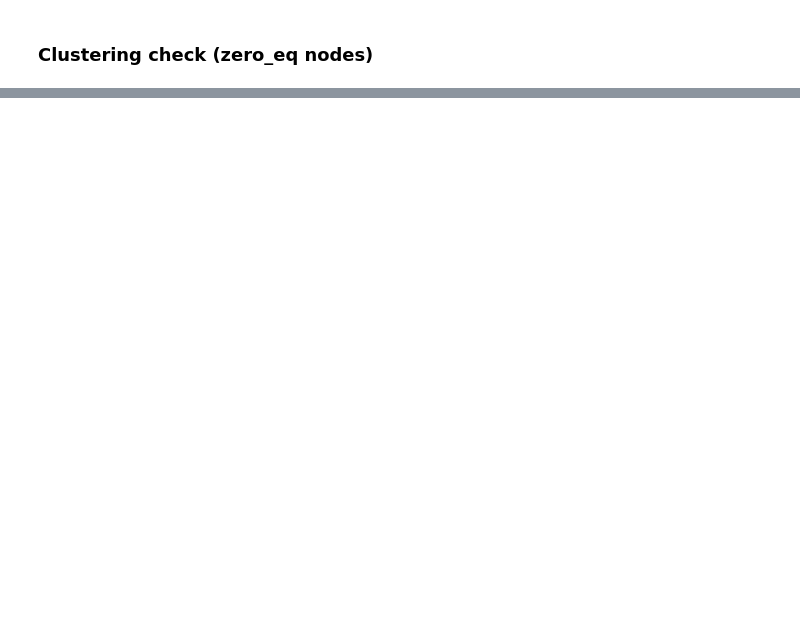
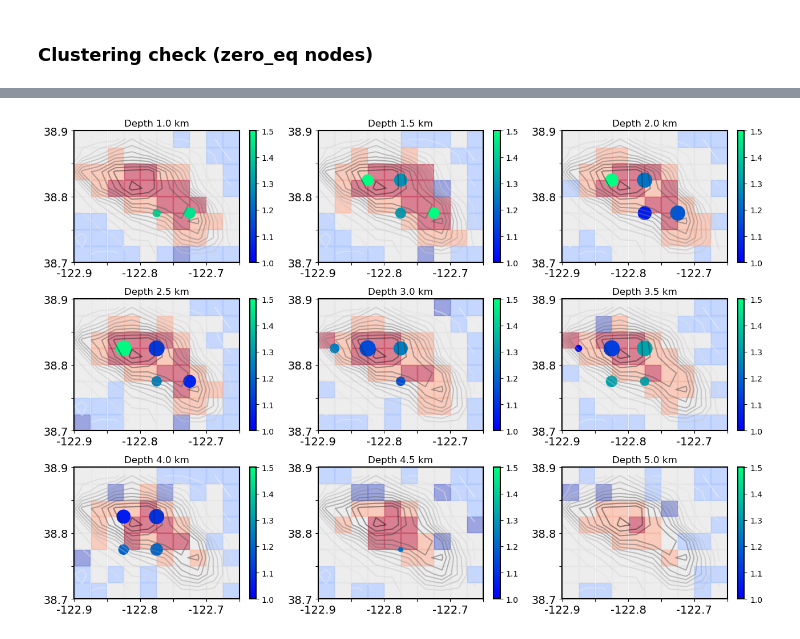
Before and after one commit to maciej-sakwa/the_geysers, a Jupyter notebook: GEYSERS_notebook.ipynb, the cells around one changed output, grey strips where cells are left out. Drawn from its saved outputs; the diff is of its cells as text; code cells hidden in the pictures; blank space fills up the shorter version.

```diff
--- a/GEYSERS_notebook.ipynb
+++ b/GEYSERS_notebook.ipynb
@@ -78,0 +174,4 @@ water_injections
+# %%
+df_nodes['lat_id'] = df_nodes.apply(lambda row: lat_range[data_preparation.find_closest_ind(lat_range, row, "latitude")], axis=1)
+df_nodes['long_id'] = df_nodes.apply(lambda row: long_range[data_preparation.find_closest_ind(long_range, row, "longitude")], axis=1)
+df_nodes['depth_id'] = df_nodes.apply(lambda row: depth_range[data_preparation.find_closest_ind(depth_range, row, "depth")], axis=1)
@@ -78,0 +180,72 @@ water_injections
+# %%
+df_catalogue_old = pd.read_csv('../data/the_geysers/reduced_catalogue_clustered.csv', index_col=[0])
+df_density_old = pd.read_csv(os.path.join(folder_path_mauro, 'full_results_new_matrix.csv'), index_col=[0])
+# %%
+layers = np.arange(1, 5.5, 0.5)
+fig, axs = plt.subplots(nrows = 3, ncols=3, figsize = (13, 9))
+
+mpl.rcParams['font.size'] = 10
+mpl.rcParams['axes.linewidth'] = 1.5
+
+
+# Definition of meshgrid for eq_density
+x_contour = np.arange(geo_bound_old['long_min'], geo_bound_old['long_max'] + geo_bound_old['step_l'], geo_bound_old['step_l'])
+y_contour = np.arange(geo_bound_old['lat_min'], geo_bound_old['lat_max'] + geo_bound_old['step_l'], geo_bound_old['step_l'])
+z_contour = - np.arange(geo_bound_old['depth_min'], geo_bound_old['depth_max'] + geo_bound_old['step_d'], geo_bound_old['step_d'])
+
+x_cat = df_catalogue_old['Longitude']
+y_cat = df_catalogue_old['Latitude']
+z_cat = df_catalogue_old['Depth']
+
+H_cat, xedges_cat, yedges_cat = np.histogram2d(np.array(x_cat), np.array(y_cat), bins=(x_contour, y_contour))
+H_cat_depth, xedges_cat_depth, zedges_cat_depth = np.histogram2d(np.array(x_cat), -np.array(z_cat), bins=(x_contour,np.flip(z_contour)))
+X_cat, Y_cat = np.meshgrid(xedges_cat, yedges_cat)
+X_cat_depth, Z_cat_depth = np.meshgrid(xedges_cat_depth, zedges_cat_depth)
+
+
+
+# Plot definition
+for ax, layer in zip(axs.ravel(), layers):
+
+    # # Cluster members
+    # df_density_layer = df_density_old[df_density_old.depth == layer].copy()
+    # df_cluster_layer = df_density_layer.groupby(['index_1D'])[['lat', 'long', 'cluster']].mean()
+    # df_cluster_layer['cluster'] = df_cluster_layer['cluster'].astype(int)
+    # # df_cluster_layer = df_cluster_layer[df_cluster_layer.cluster == 1]
+    # plot_cluster = ax.scatter(df_cluster_layer.long + 0.0125, df_cluster_layer.lat + 0.0125, c=df_cluster_layer.cluster, s = 400, alpha=0.3, marker='s')
+
+    df_density_layer = df_density_old[df_density_old.depth == layer].copy()
+    df_cluster_layer = df_density_layer.groupby(['index_1D'])[['lat', 'long', 'cluster']].mean()
+    df_cluster_layer['cluster'] = df_cluster_layer['cluster'].astype(int)
+    map_cluster = np.zeros(np.shape(X_cat[:-1, :-1]))
+
+    df_test = df_density_layer.drop_duplicates(subset=['index_1D'])
+    for index, row in df_test[['lat_id', 'long_id', 'cluster']].iterrows():
+        map_cluster[row['lat_id'], row['long_id']] = row['cluster']
+
+    map_cluster[map_cluster == 0] = 2
+
+    plot_cluster = ax.scatter(X_cat[:-1, :-1]+0.0125, Y_cat[:-1, :-1]+0.0125, c=map_cluster.astype(int), s = 400, marker='s', cmap='coolwarm', alpha = 0.5)
+
+    # Density contour
+    ax.contour(X_cat[:-1, :-1]+(geo_bound_old['step_l']/2), Y_cat[:-1, :-1]+(geo_bound_old['step_l']/2), np.log10(H_cat.T), 15, cmap='Greys', alpha = 0.5)
+
+
+    # B-values scatter
+    df_layer = df_nodes[df_nodes.depth_id == layer].copy()
+    plot = ax.scatter(df_layer.long_id + 0.025, df_layer.lat_id + 0.025, c= df_layer.b_value, cmap='winter', s = 500 * (1 - 5 * df_layer.error),  vmin = 1, vmax = 1.5)
+
+    # Visuals
+    ax.set_xlim(-122.9, -122.7)
+    ax.set_ylim(38.7, 38.9)
+    ax.set_xticks(np.arange(-122.9, -122.61, 0.05))
+    ax.set_xticklabels(["-122.9", "", "-122.8", "", "-122.7", ""])
+    ax.set_yticks(np.arange(38.7, 38.91, 0.05))
+    ax.set_yticklabels(["38.7", "", "38.8", "", "38.9"])
+    ax.set_title(f'Depth {layer} km')
+    plt.colorbar(plot)
+
+plt.tight_layout()
+plt.show()
+# %% [output]
+[figure, added]
```
Also changed, not shown: parts of 42 cells of this notebook, 1 other file.
